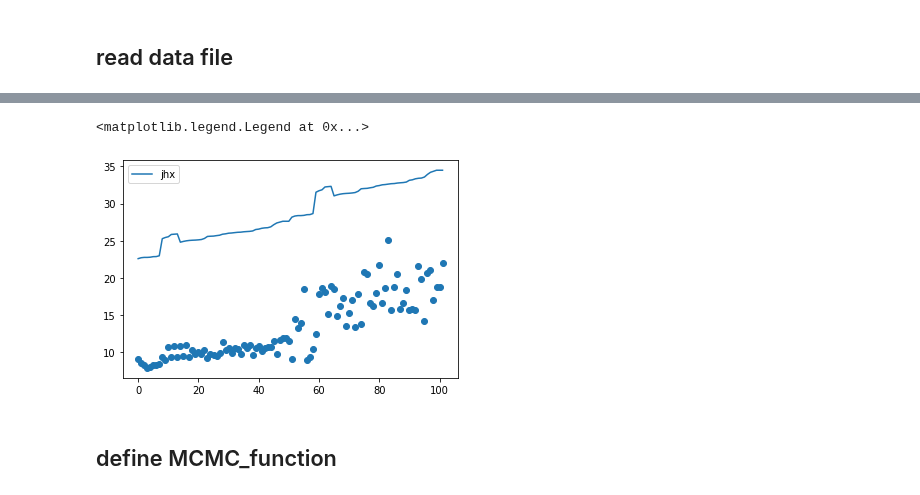
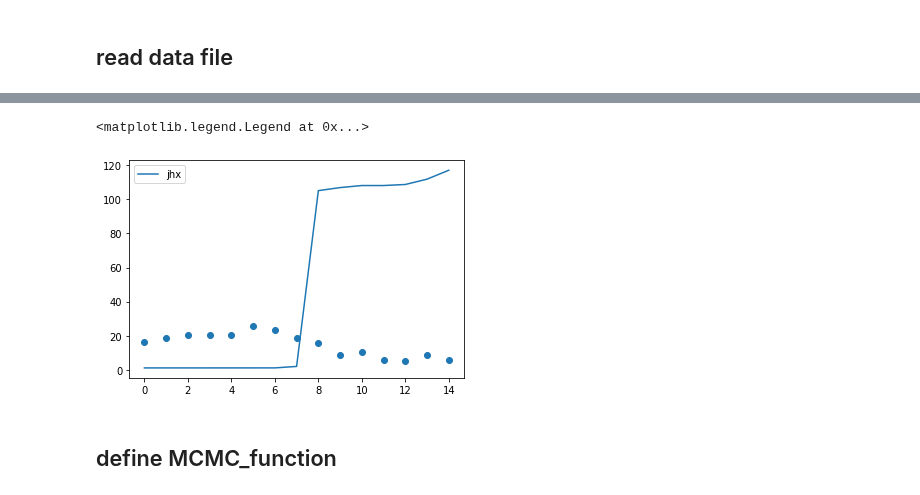
Before and after one commit to AstroHHQ/learngit, a Jupyter notebook: JPLdata/MCMC.ipynb, the cells around one changed output, grey strips where cells are left out. Drawn from its saved outputs; the diff is of its cells as text; code cells hidden in the pictures.

```diff
--- a/JPLdata/MCMC.ipynb
+++ b/JPLdata/MCMC.ipynb
@@ -195,0 +160,28 @@ hello
+# %%
+namelist = ['2003MA3','2010CO1','2010DG77','2010EX11','2010FC81','2010FH81','2010GS7','2010JN71','2010KX7','2010PW58','2010XP69','2019DD2']
+name = 'earth'
+f = open(name+'.txt',"r")
+lines = f.readlines()
+i=1
+earthdat = []
+for line in lines:
+    if (i%4 == 2):
+        earthdat.append(line.split())
+    i+=1
+earthdat = np.float64(earthdat)
+earthdat2 = np.concatenate([earthdat,earthdat],axis=0)
+np.savetxt(f'epoch_{name}.txt',earthdat2)
+for i in range(len(namelist)):
+    name = namelist[i]
+    f = open(name+'.txt',"r")
+    lines = f.readlines()
+    i=1
+    dat = []
+    for line in lines:
+        if (i%4 == 2):
+            dat.append(line.split())
+        i+=1
+    dat = np.float64(dat)
+    dat2 = np.concatenate([dat,dat],axis=0)
+    dat3 = np.hstack([dat2,earthdat2])
+    np.savetxt(f'epoch_{name}.txt',dat3)
@@ -196,6 +218,6 @@ hello
 # %%
-name = '2ev5'
-obsec = np.loadtxt(f'ObsECs_{name}.txt')
+name = namelist[0]
+obsec = np.loadtxt(f'epoch_{name}_w3.txt')
 #print(obsec)
 obsdat = np.loadtxt(f'obs_{name}.txt')
 #obstime  = np.loadtxt(f'fobs_{name}.txt')
@@ -204,34 +226,34 @@ d_N = np.sqrt(obsec[:,0]**2+obsec[:,1]**2+obsec[:,2]**2)
 delta_N = np.sqrt((obsec[:,3]-obsec[:,0])**2+(obsec[:,4]-obsec[:,1])**2+(obsec[:,5]-obsec[:,2])**2)
 #earth-sun
 #print(delta_N)
 dd_N = np.sqrt(obsec[:,3]**2+obsec[:,4]**2+obsec[:,5]**2)
 alpha_N = (delta_N*delta_N+d_N*d_N-dd_N*dd_N)/(2*delta_N*d_N)
 alpha_N = np.arccos(alpha_N)
 y = obsdat
 nt = np.arange(len(d_N))
 plt.scatter(nt,y)
 #delta_N,d_N,alpha_N = x
 '''for i in np.arange(100,2000,50):
     theta = [0.2,i]
     flux = Model_neatm_hhq(theta,x=(delta_N,d_N,alpha_N))
     flux2 = Model_neatm_jhx(theta,x=(delta_N,d_N,alpha_N))
     print(i,flux[0],flux2[0])
 for i in np.arange(0.1,2.4,0.1):
     theta = [i,456]
     flux = Model_neatm_hhq(theta,x=(delta_N,d_N,alpha_N))
     flux2 = Model_neatm_jhx(theta,x=(delta_N,d_N,alpha_N))
     print(i,flux[0],flux2[0])'''
 theta = [2.5,400]
 flux = Model_neatm_hhq(theta,x=(delta_N,d_N,alpha_N),lamda=lamdai)
 flux2 = Model_neatm_jhx(theta,x=(delta_N,d_N,alpha_N),lamda=lamdai)
 x = (delta_N,d_N,alpha_N)
 yerr = 0.1*y
 #plt.plot(nt,flux,label = 'hhq')
 plt.plot(nt,flux2,label = 'jhx')
 plt.legend()
 # %% [output]
 <matplotlib.legend.Legend at 0x...>
-[figure, old version]
+[figure, new version]
 # %% [markdown]
 ## define MCMC_function
 # %%
```
Also changed, not shown: parts of 7 cells of this notebook, 4 other files.
